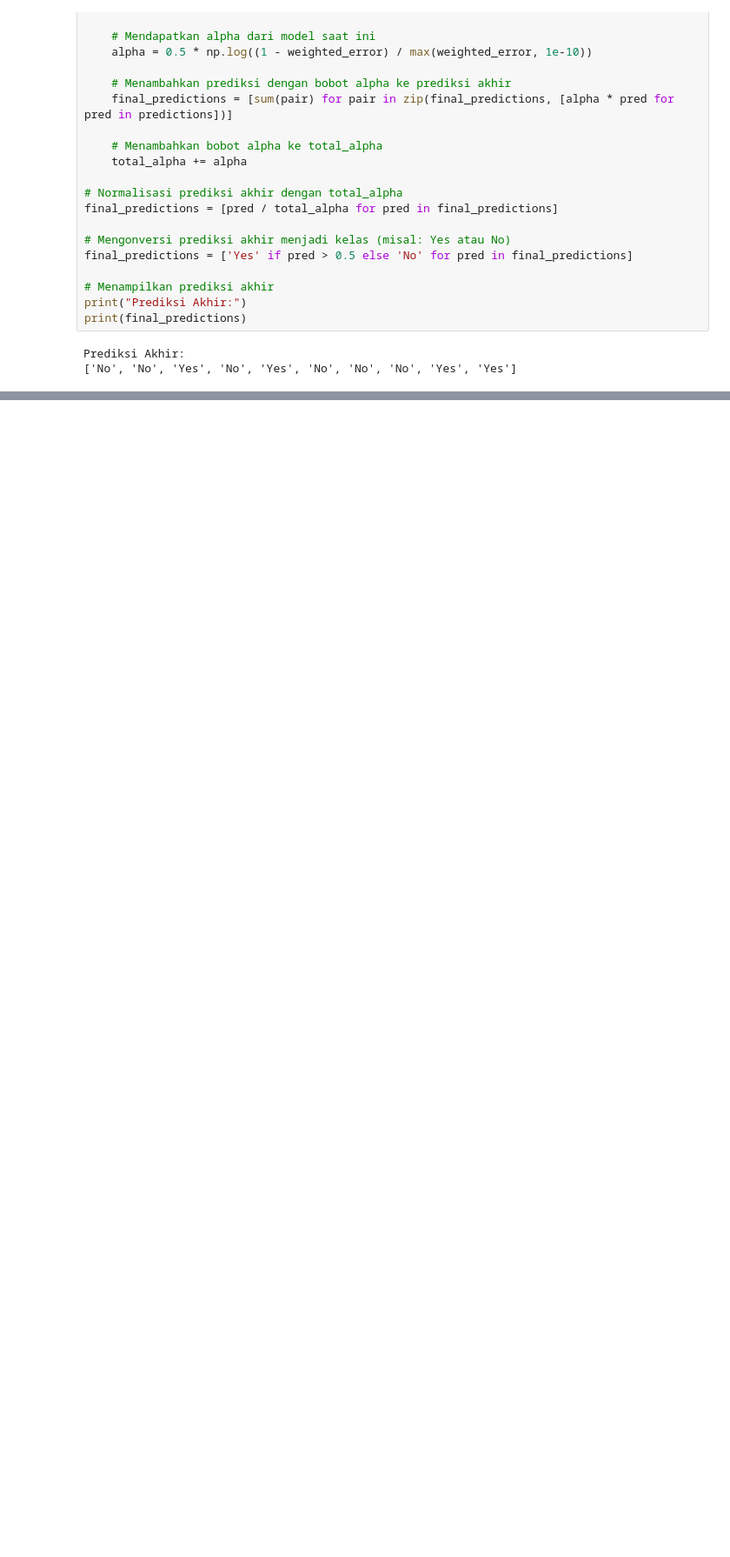
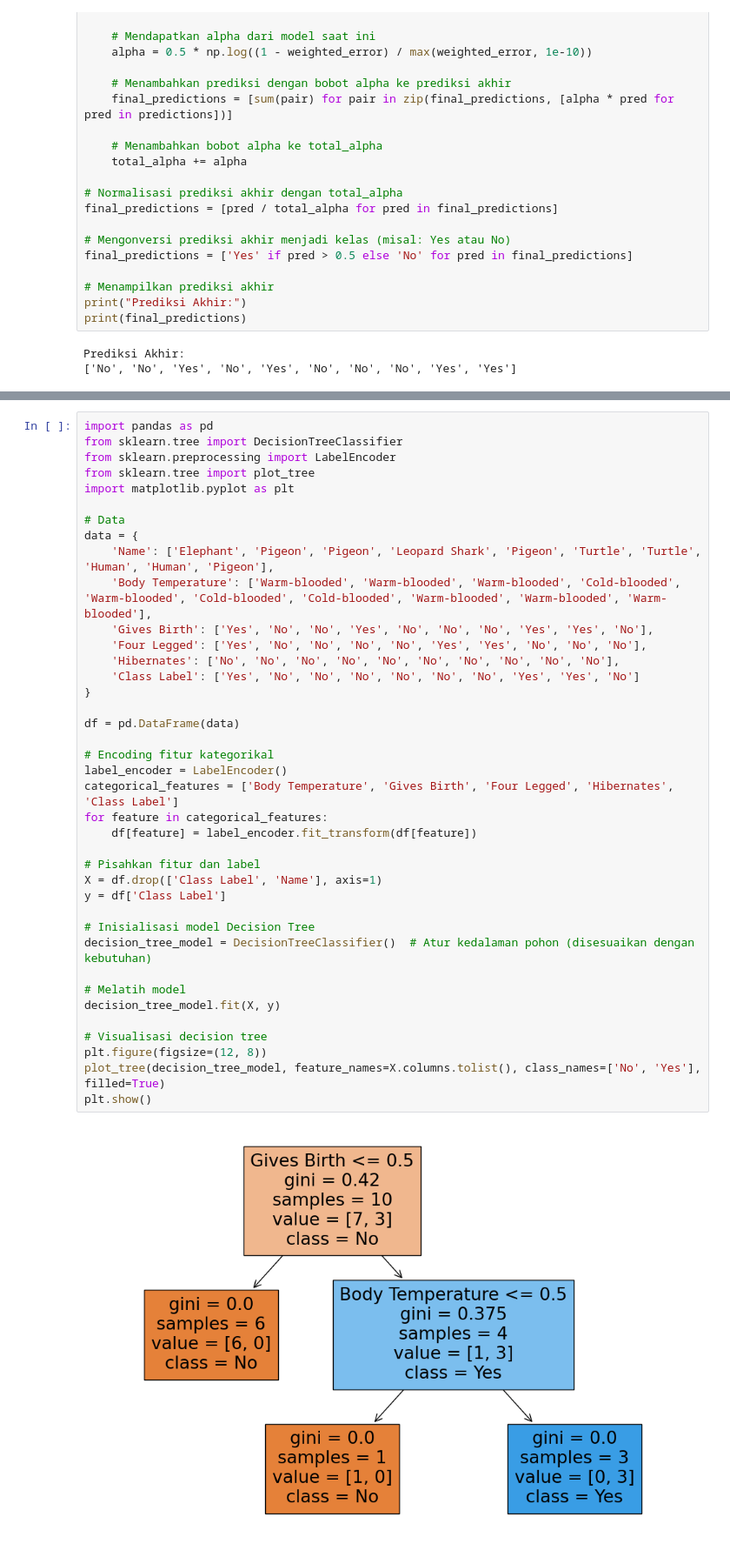
Before and after one commit to Keipatr/DecisionTree-KMeans-Apriori-Analysis, a Jupyter notebook: analisis modul-modul.ipynb, the cells around one changed output, grey strips where cells are left out. Shown at 87% size. Drawn from its saved outputs; the diff is of its cells as text; blank space fills up the shorter version.

```diff
--- a/analisis modul-modul.ipynb
+++ b/analisis modul-modul.ipynb
@@ -450,0 +362,41 @@ Elephant, Pigeon, Pigeon, Leopard Shark, Pigeon, Turtle, Turtle, Human, Human, P
+# %%
+import pandas as pd
+from sklearn.tree import DecisionTreeClassifier
+from sklearn.preprocessing import LabelEncoder
+from sklearn.tree import plot_tree
+import matplotlib.pyplot as plt
+
+# Data
+data = {
+    'Name': ['Elephant', 'Pigeon', 'Pigeon', 'Leopard Shark', 'Pigeon', 'Turtle', 'Turtle', 'Human', 'Human', 'Pigeon'],
+    'Body Temperature': ['Warm-blooded', 'Warm-blooded', 'Warm-blooded', 'Cold-blooded', 'Warm-blooded', 'Cold-blooded', 'Cold-blooded', 'Warm-blooded', 'Warm-blooded', 'Warm-blooded'],
+    'Gives Birth': ['Yes', 'No', 'No', 'Yes', 'No', 'No', 'No', 'Yes', 'Yes', 'No'],
+    'Four Legged': ['Yes', 'No', 'No', 'No', 'No', 'Yes', 'Yes', 'No', 'No', 'No'],
+    'Hibernates': ['No', 'No', 'No', 'No', 'No', 'No', 'No', 'No', 'No', 'No'],
+    'Class Label': ['Yes', 'No', 'No', 'No', 'No', 'No', 'No', 'Yes', 'Yes', 'No']
+}
+
+df = pd.DataFrame(data)
+
+# Encoding fitur kategorikal
+label_encoder = LabelEncoder()
+categorical_features = ['Body Temperature', 'Gives Birth', 'Four Legged', 'Hibernates', 'Class Label']
+for feature in categorical_features:
+    df[feature] = label_encoder.fit_transform(df[feature])
+
+# Pisahkan fitur dan label
+X = df.drop(['Class Label', 'Name'], axis=1)
+y = df['Class Label']
+
+# Inisialisasi model Decision Tree
+decision_tree_model = DecisionTreeClassifier()  # Atur kedalaman pohon (disesuaikan dengan kebutuhan)
+
+# Melatih model
+decision_tree_model.fit(X, y)
+
+# Visualisasi decision tree
+plt.figure(figsize=(12, 8))
+plot_tree(decision_tree_model, feature_names=X.columns.tolist(), class_names=['No', 'Yes'], filled=True)
+plt.show()
+# %% [output]
+[figure, added]
```
Also changed, not shown: parts of 10 cells of this notebook.
